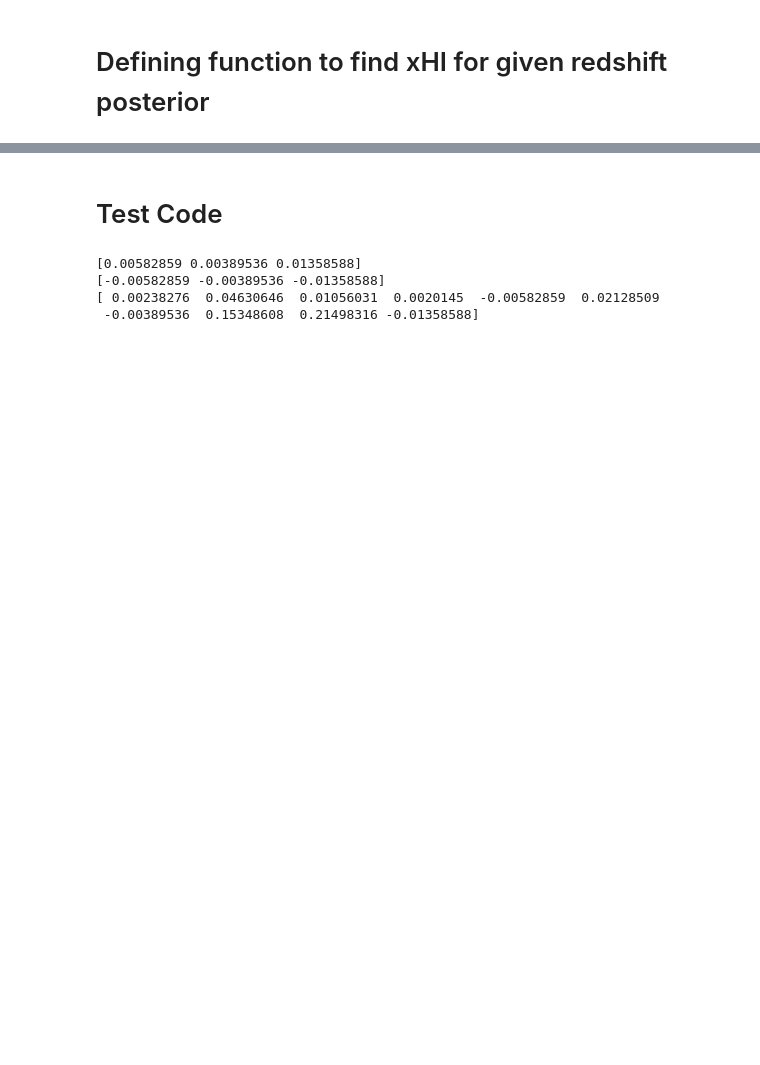
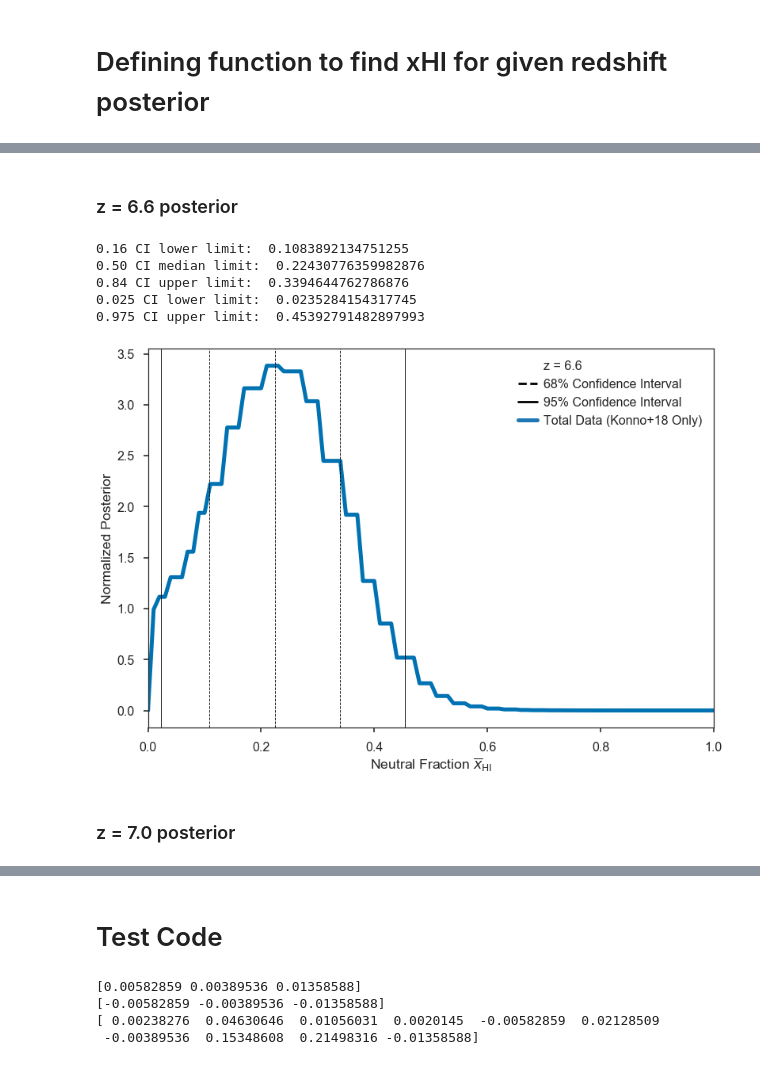
Before and after one commit to amora250/SAO-REU2020, a Jupyter notebook: CODE/Fit_LF.ipynb, the cells around one changed output, grey strips where cells are left out. Drawn from its saved outputs; the diff is of its cells as text; code cells hidden in the pictures; blank space fills up the shorter version.

```diff
--- a/CODE/Fit_LF.ipynb
+++ b/CODE/Fit_LF.ipynb
@@ -319,0 +519,12 @@ finding_xHI(xHI_grid, z = 7.3, post = log_post73, plot = True)
+# %%
+LD_Konno_info5 = LF.LD_konno_data_plt(zval_test=5.7, mean = False)
+
+LD_Konno_info6 = LF.LD_konno_data_plt(zval_test=6.6, mean = False)
+
+LD_Hu_info7 = LF.LD_hu_data_plt(zval_test=7.0, mean = False)
+
+LD_Ota_info7 = LF.LD_ota_data_plt(zval_test=7.0, mean = False)
+
+LD_Itoh_info7 = LF.LD_itoh_data_plt(zval_test=7.0, mean = False)
+
+LD_Konno_info73 = LF.LD_konno_data_plt(zval_test=7.3, mean = False)
@@ -319,0 +653,23 @@ finding_xHI(xHI_grid, z = 7.3, post = log_post73, plot = True)
+# %%
+def LDlog_posterior(theta, y, dy_l, dy_u, z, log=False):
+    """
+    Returns log(posterior) for a given parameter vector
+
+    Parameters
+    ----------
+    theta: list, array-like
+        List of parameters in the form [slope, intercept]
+    y: list, array-like
+        y-values of your data
+    dy: list, array-like
+        Uncertainties on the y-values of your data
+    z: float, redshift
+
+    Returns
+    -------
+    ln_post: float
+        Natural log of the posterior probability function
+    """
+
+    ln_post = log_prior(theta) + np.array([LDlog_likelihood(t, y, dy_l, dy_u, z, log=log) for t in theta])  # From Bayes Theorem
+    return ln_post
@@ -319,0 +694,18 @@ finding_xHI(xHI_grid, z = 7.3, post = log_post73, plot = True)
+# %% [markdown]
+### z = 6.6 posterior
+# %%
+# z = 6.6
+LDlog_post66 = LDlog_posterior(theta = xHI_grid, z=6.6, y = LD_Konno6, dy_l = LD_Konno6_yerror_l, dy_u = LD_Konno6_yerror_u)
+# %%
+finding_xHI(xHI_grid, z = 6.6, post = LDlog_post66, plot = True)
+# plt.savefig('xHIminLD66.pdf', bbox_inches='tight')
+# plt.show()
+# %% [output]
+0.16 CI lower limit:  0.1083892134751255
+0.50 CI median limit:  0.22430776359982876
+0.84 CI upper limit:  0.3394644762786876
+0.025 CI lower limit:  0.0235284154317745
+0.975 CI upper limit:  0.45392791482897993
+[figure, added]
+# %% [markdown]
+### z = 7.0 posterior
```
Also changed, not shown: parts of 35 cells of this notebook, 16 other files.
